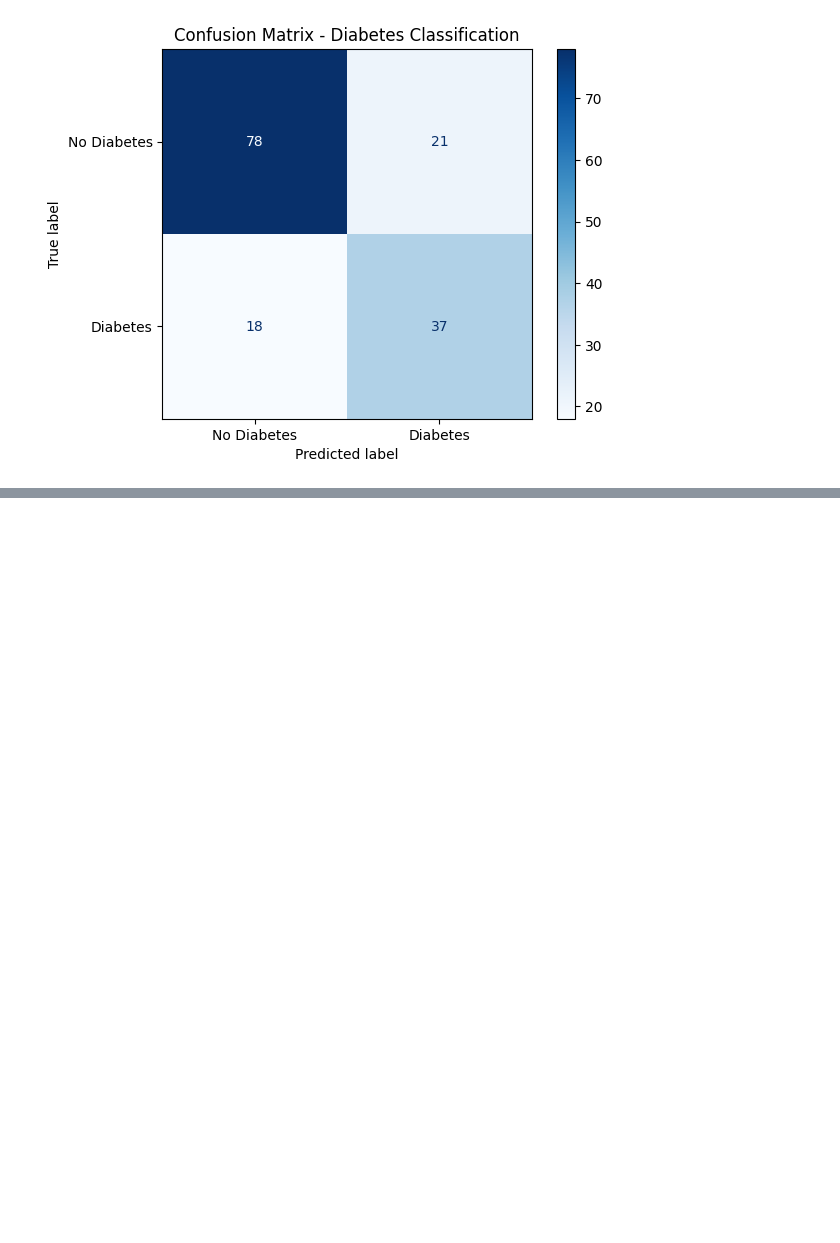
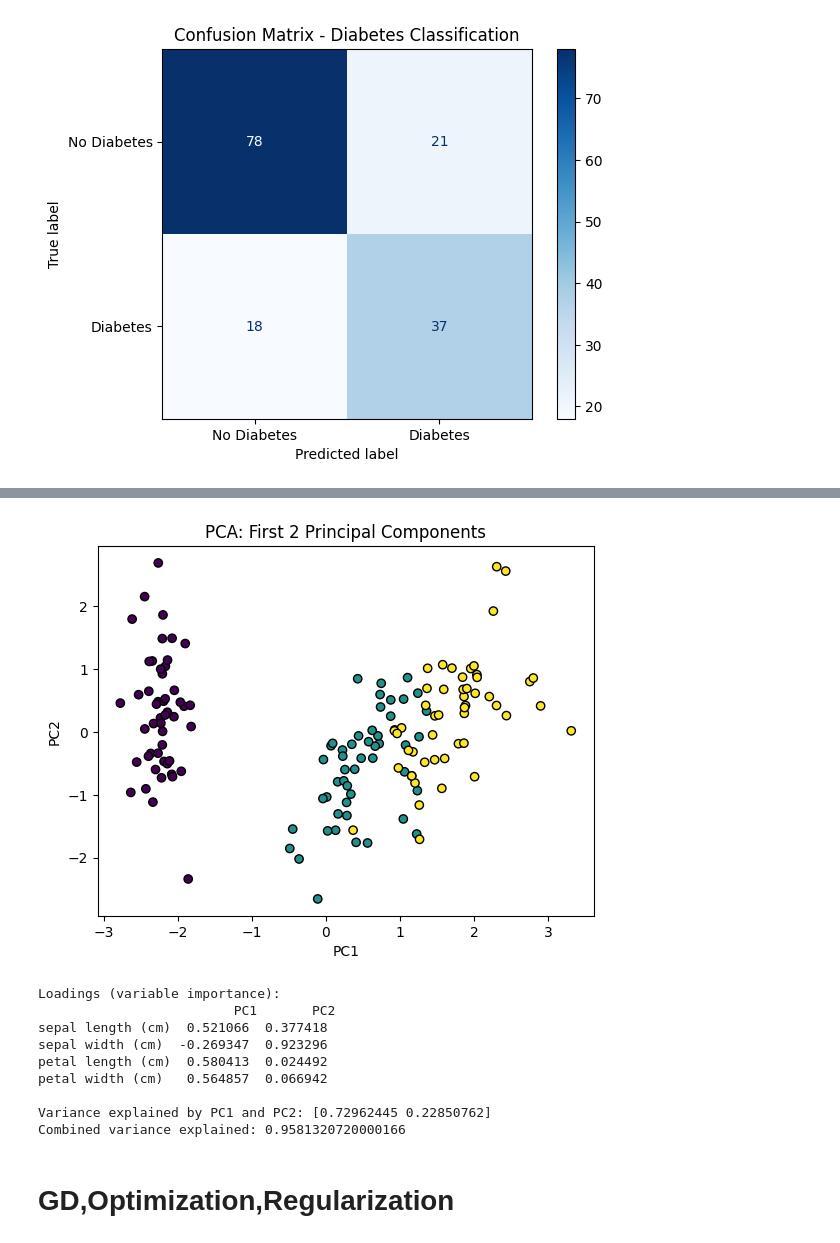
Before and after one commit to shashidhar078/MyPandas, a Jupyter notebook: pandasbasic.ipynb, the cells around one changed output, grey strips where cells are left out. Cells and saved outputs as stored; diff of their text form; code cells hidden in the pictures; blank space fills up the shorter version.

```diff
--- a/pandasbasic.ipynb
+++ b/pandasbasic.ipynb
@@ -1025,0 +1108,57 @@ Accuracy Score: 0.7467532467532467
+# %%
+import pandas as pd
+from sklearn.datasets import load_iris
+from sklearn.preprocessing import StandardScaler
+from sklearn.decomposition import PCA
+import matplotlib.pyplot as plt
+
+#loading the dataset
+iris = load_iris()
+X = pd.DataFrame(iris.data, columns=iris.feature_names)
+
+# (a) Standardize the data
+
+
+X_scaled = StandardScaler().fit_transform(X)
+
+# (b) Apply PCA (reduce to 2 components just for easy plotting)
+
+pca = PCA(n_components=2)
+X_pca = pca.fit_transform(X_scaled)
+
+# Scatter plot (PC1 vs PC2)
+plt.scatter(X_pca[:, 0], X_pca[:, 1], c=iris.target, cmap='viridis', edgecolor='k')
+plt.xlabel("PC1")
+plt.ylabel("PC2")
+plt.title("PCA: First 2 Principal Components")
+plt.show()
+
+# (c) Most important variables for PC1 and PC2
+
+
+loadings = pd.DataFrame(
+    pca.components_.T,
+    columns=["PC1", "PC2"],
+    index=X.columns
+)
+print("Loadings (variable importance):\n", loadings)
+
+# (d) Variance explained by PC1 and PC2
+
+print("\nVariance explained by PC1 and PC2:", pca.explained_variance_ratio_)
+
+# (e) Total variance explained by both PCs
+print("Combined variance explained:", pca.explained_variance_ratio_.sum())
+# %% [output]
+[figure, added]
+Loadings (variable importance):
+                         PC1       PC2
+sepal length (cm)  0.521066  0.377418
+sepal width (cm)  -0.269347  0.923296
+petal length (cm)  0.580413  0.024492
+petal width (cm)   0.564857  0.066942
+
+Variance explained by PC1 and PC2: [0.72962445 0.22850762]
+Combined variance explained: 0.9581320720000166
+# %% [markdown]
+# **GD,Optimization,Regularization**
```
Also changed, not shown: parts of 12 cells of this notebook.
